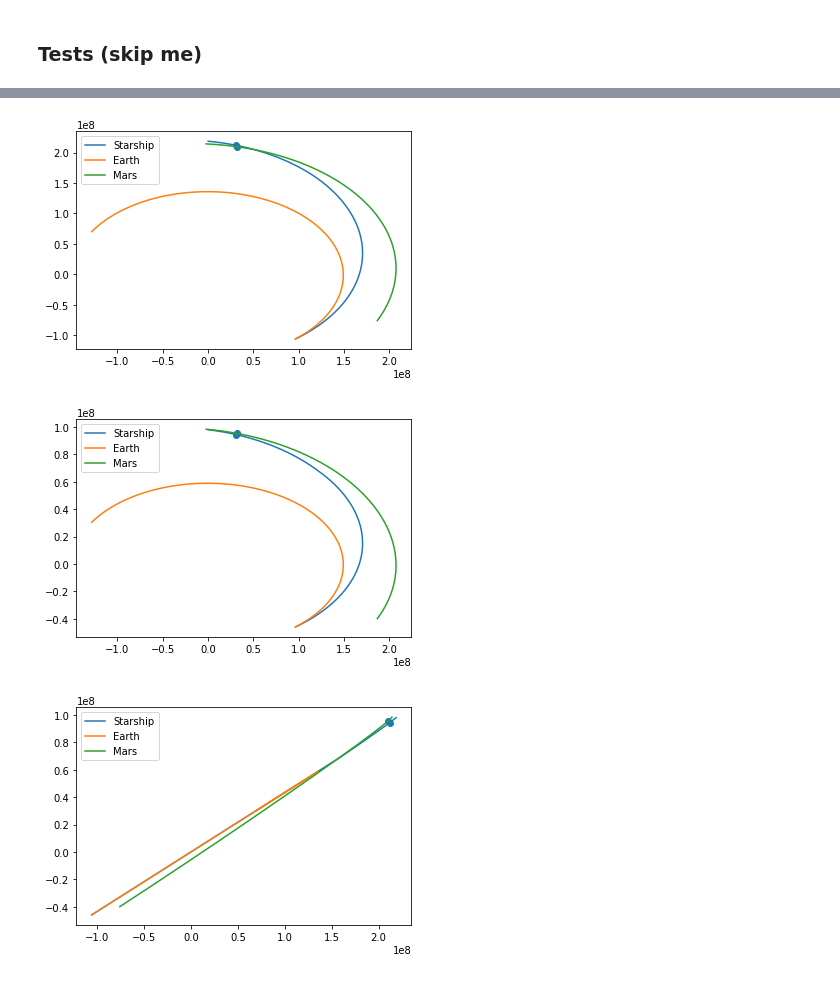
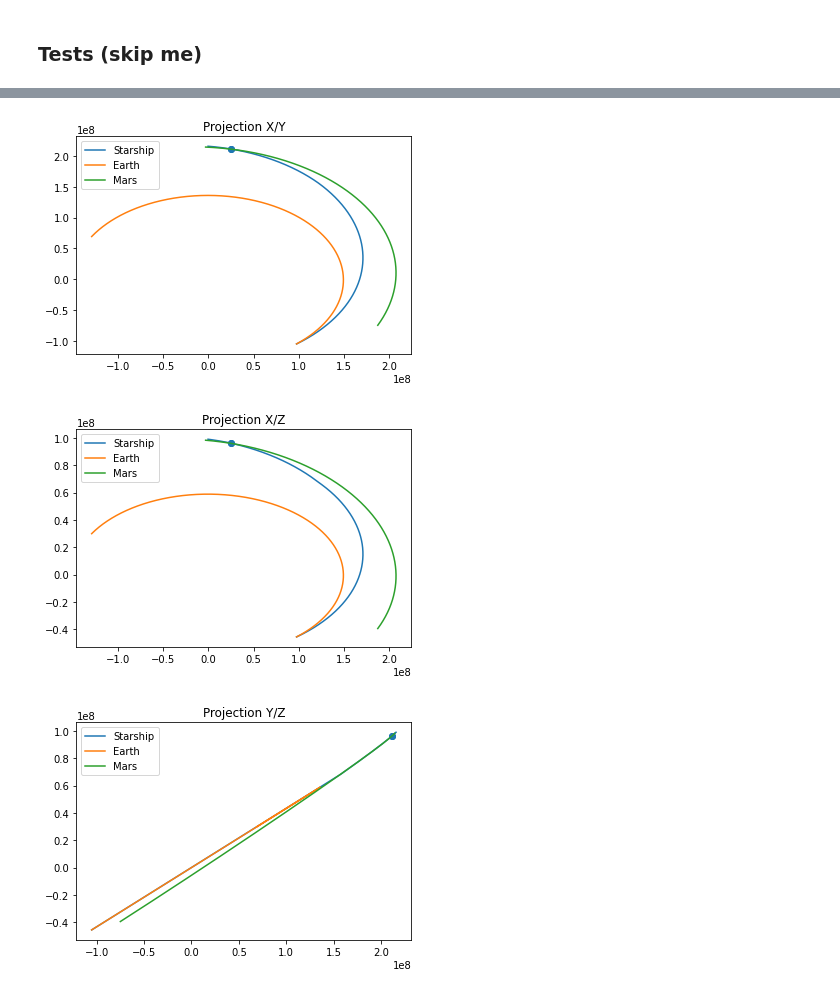
Before and after one commit to borisbrodski/py-interplanetary-simulator, a Jupyter notebook: StarKicker - cutting down on travel time to Mars/Calculate_mission_profile.ipynb, the cells around one changed output, grey strips where cells are left out. Saved outputs shown, nothing was run; the diff lists cells and outputs as text; code cells hidden in the pictures.

```diff
--- a/StarKicker - cutting down on travel time to Mars/Calculate_mission_profile.ipynb
+++ b/StarKicker - cutting down on travel time to Mars/Calculate_mission_profile.ipynb
@@ -289,5 +265,9 @@ print(get_body_r_v(EARTH, 2457061.5))
 # %%
 def get_orbits(start_date, planets = PLANETS, resolution_in_days = 10):
+    """Get orbit my sampling body positions.
+
+        Returns: dict - BODY -> [(length, 3)]}
+    """
     orbits = {}
     for planet in planets:
         length = ORBITAL_PERIOD[planet] // resolution_in_days
@@ -437,11 +441,14 @@ class MissionProfile(PrettyPrintable):
                  sample_size,             # Maximal amount of data points to be gathered
                  dry_mass = 0,            # Dry mass of the ship
                  sample_dt = 60*60,       # Time intervals for orbital parameter sampling (in seconds)
-                 hohmann_diviation_angle=0, # In °
+                 angle0 = 0,              # In °
                  bodies = [SUN, EARTH, MARS, JUPITER],
                  events = [],
                  lsoda_nsteps=5000):
         self_assign(self, locals())
+        self.events = list(filter(lambda event: (
+            not isinstance(event, Burn) or event.delta_v is None or not np.isclose(event.delta_v, 0)
+        ), self.events))
 
     def __repr__(self):
         return pretty_write_dict(self.__dict__)
@@ -766,9 +796,9 @@ def calculate_y0(mp, julian_datetime, simulation_data: dict):
     starship_xyz = earth_xyz_unit * (R_EARTH + mp.orbit0)
     starship_v = earth_v_unit * mp.v0
 
-    if mp.hohmann_diviation_angle != 0:
+    if mp.angle0 != 0:
         rotation_plane_normal_unit = np.cross(earth_xyz_unit, earth_v_unit)
-        rotation = Rotation.from_rotvec(rotation_plane_normal_unit * (mp.hohmann_diviation_angle * np.pi / 180))
+        rotation = Rotation.from_rotvec(rotation_plane_normal_unit * (mp.angle0 * np.pi / 180))
         starship_xyz = rotation.apply(starship_xyz)
         starship_v = rotation.apply(starship_v)
 
@@ -1282,7 +1341,11 @@ The goal is to simulate the delta-v optimized transfer orbit from LEO to the Mar
 
 ![trajectory](https://raw.githubusercontent.com/borisbrodski/py-interplanetary-simulator/6f1ab956e9441f9a9d54ff45754bcd501b9d0eed/images/trajbrowser-earth-mars-2020-08-03-3_88-rendezvous-01.png)
 # %%
-hohmann_diviation_angle, normal_burn_delta_v, delta_t = (-75, 0.5, -60*60*24)
+# These parameters where found my the ODE optimizer (see below)
+angle0 = -79
+normal_burn_delta_v = 0.884   # Course correction. Adjusting inclination.
+delta_t = -42927  # ~ 12 hours earlier. ~ 2020-07-02 12:00pm
+
 mp = MissionProfile(
     timestamp0 = datetime.datetime(2020, 8, 3) +  datetime.timedelta(seconds = delta_t),
     v0 = np.sqrt(MU_EARTH / (200 + R_EARTH)) + 3.87, #4.3, #3.22 + 3.87,
@@ -1292,7 +1355,7 @@ mp = MissionProfile(
     duration = 60 * 60 * 24 * 200,
     sample_dt = 60 * 60,
     sample_size = 24*365*10,
-    hohmann_diviation_angle=hohmann_diviation_angle,
+    angle0=angle0,
     bodies = [SUN, EARTH, MARS, JUPITER],
     events = [
         Burn(t = 11000000,
@@ -1300,7 +1363,7 @@ mp = MissionProfile(
             angle_orbital_plane_normal=90)
     ]
 )
-print("Initial speed on ", mp.orbit0, "orbit is ", mp.v0)
+print("Initial speed on", mp.orbit0, "orbit is", mp.v0)
 simulation_data = simulate(mp)
 # %% [output]
 Initial speed on  200 orbit is  11.654342809549732
@@ -1336,35 +1399,38 @@ draw_orbits(orbits,
             simulation_data['starship_xyz'],
             np.concatenate([starts, ends, min_points]))
 
+plt.title("Projection X/Y")
 plt.plot(simulation_data['starship_xyz'][:,0], simulation_data['starship_xyz'][:,1], label = "Starship")
 plt.plot(simulation_data['bodies_xyz'][EARTH][:,0], simulation_data['bodies_xyz'][EARTH][:,1], label = "Earth")
 plt.plot(simulation_data['bodies_xyz'][MARS][:,0], simulation_data['bodies_xyz'][MARS][:,1], label = "Mars")
 plt.scatter(min_points[:, 0], min_points[:, 1])
 plt.legend()
 
 plt.show()
+plt.title("Projection X/Z")
 plt.plot(simulation_data['starship_xyz'][:,0], simulation_data['starship_xyz'][:,2], label = "Starship")
 plt.plot(simulation_data['bodies_xyz'][EARTH][:,0], simulation_data['bodies_xyz'][EARTH][:,2], label = "Earth")
 plt.plot(simulation_data['bodies_xyz'][MARS][:,0], simulation_data['bodies_xyz'][MARS][:,2], label = "Mars")
 plt.scatter(min_points[:, 0], min_points[:, 2])
 plt.legend()
 plt.show()
 
+plt.title("Projection Y/Z")
 plt.plot(simulation_data['starship_xyz'][:,1], simulation_data['starship_xyz'][:,2], label = "Starship")
 plt.plot(simulation_data['bodies_xyz'][EARTH][:,1], simulation_data['bodies_xyz'][EARTH][:,2], label = "Earth")
 plt.plot(simulation_data['bodies_xyz'][MARS][:,1], simulation_data['bodies_xyz'][MARS][:,2], label = "Mars")
 plt.scatter(min_points[:, 1], min_points[:, 2])
 plt.legend()
 plt.show()
 
 #draw_orbits({'starship': simulation_data['starship_xyz'] - simulation_data['bodies_xyz'][EARTH]})
 #
 #min_mars_xyz
 #
 ##draw_orbits(orbits, result_body_orbits, results[:,0:3])
 #draw_orbits({'starship': earth_results})
 # %% [output]
 [figure]
-[figure, old version]
+[figure, new version]
-[figure, old version]
+[figure, new version]
-[figure, old version]
+[figure, new version]
```
Also changed, not shown: parts of 26 cells of this notebook.
